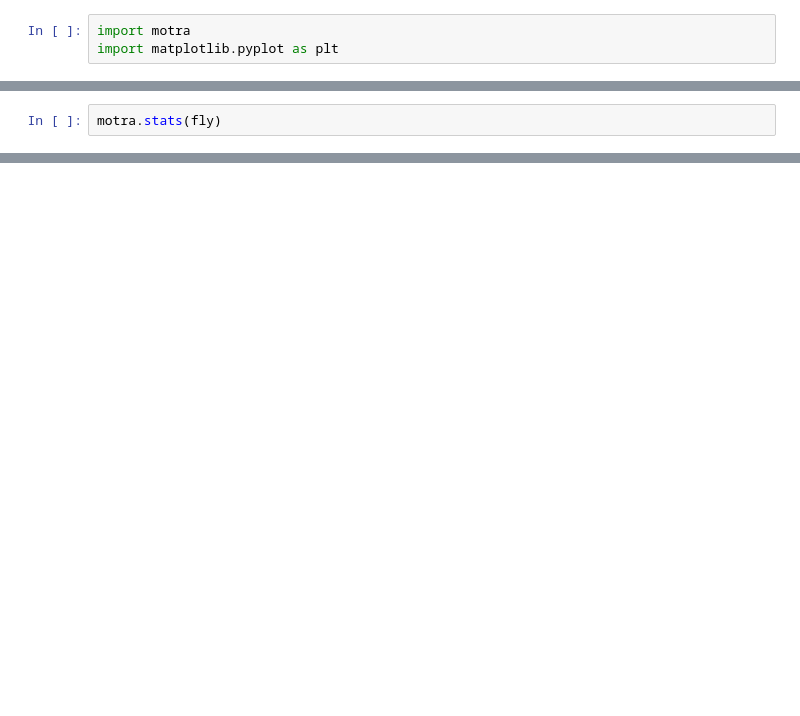
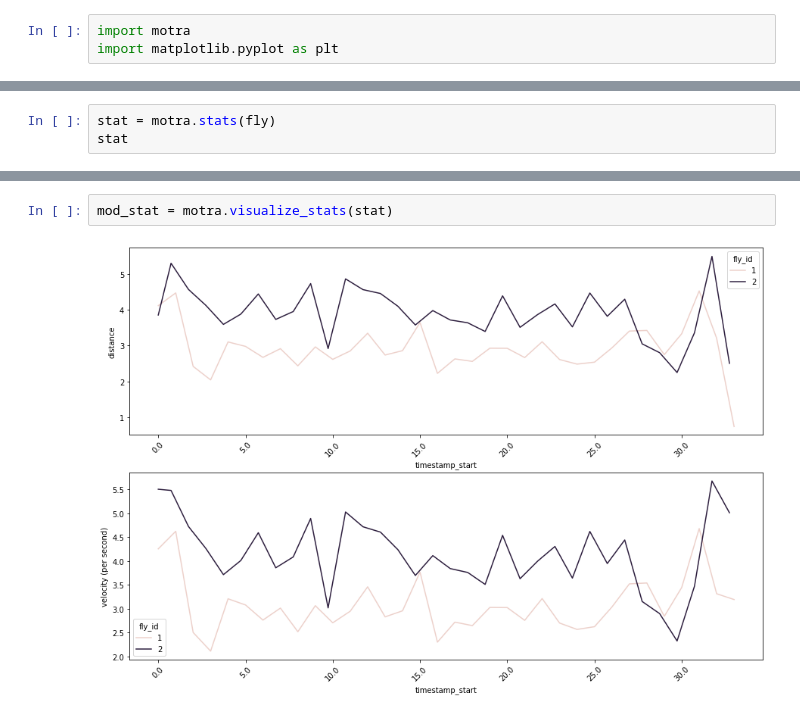
Before and after one commit to andystopia/motra, a Jupyter notebook: example.ipynb, the cells around one changed output, grey strips where cells are left out. Saved outputs shown, nothing was run; the diff lists cells and outputs as text; blank space fills up the shorter version.

Commit message:
Add stats visualization

```diff
--- a/example.ipynb
+++ b/example.ipynb
@@ -16,3 +33,4 @@ motra.arena_trajectory(fly, center, radius)
 # %%
-motra.stats(fly)
+stat = motra.stats(fly)
+stat
 # %% [output]
@@ -30,0 +50,4 @@ Name: pos x, Length: 1996, dtype: float64
+# %%
+mod_stat = motra.visualize_stats(stat)
+# %% [output]
+[figure, added]
```
Also changed, not shown: parts of 5 cells of this notebook, 4 other files.
